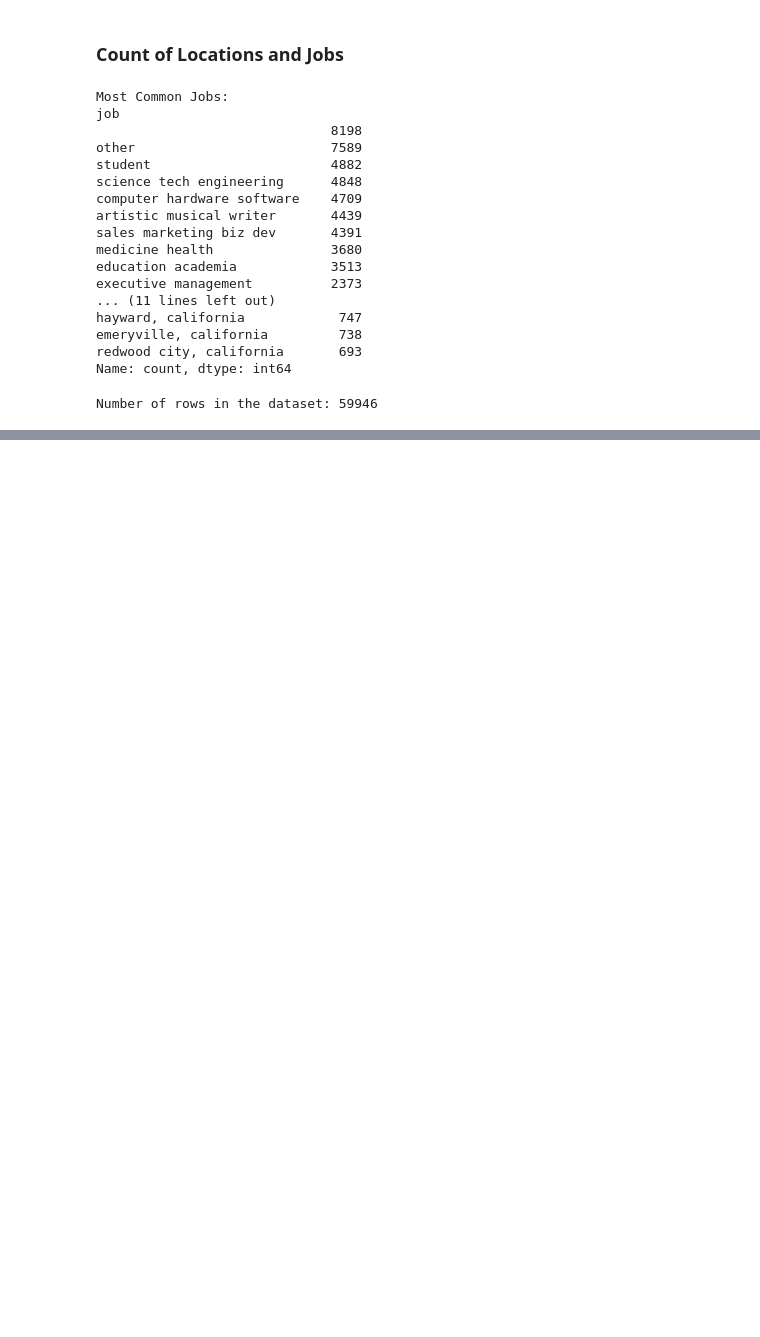
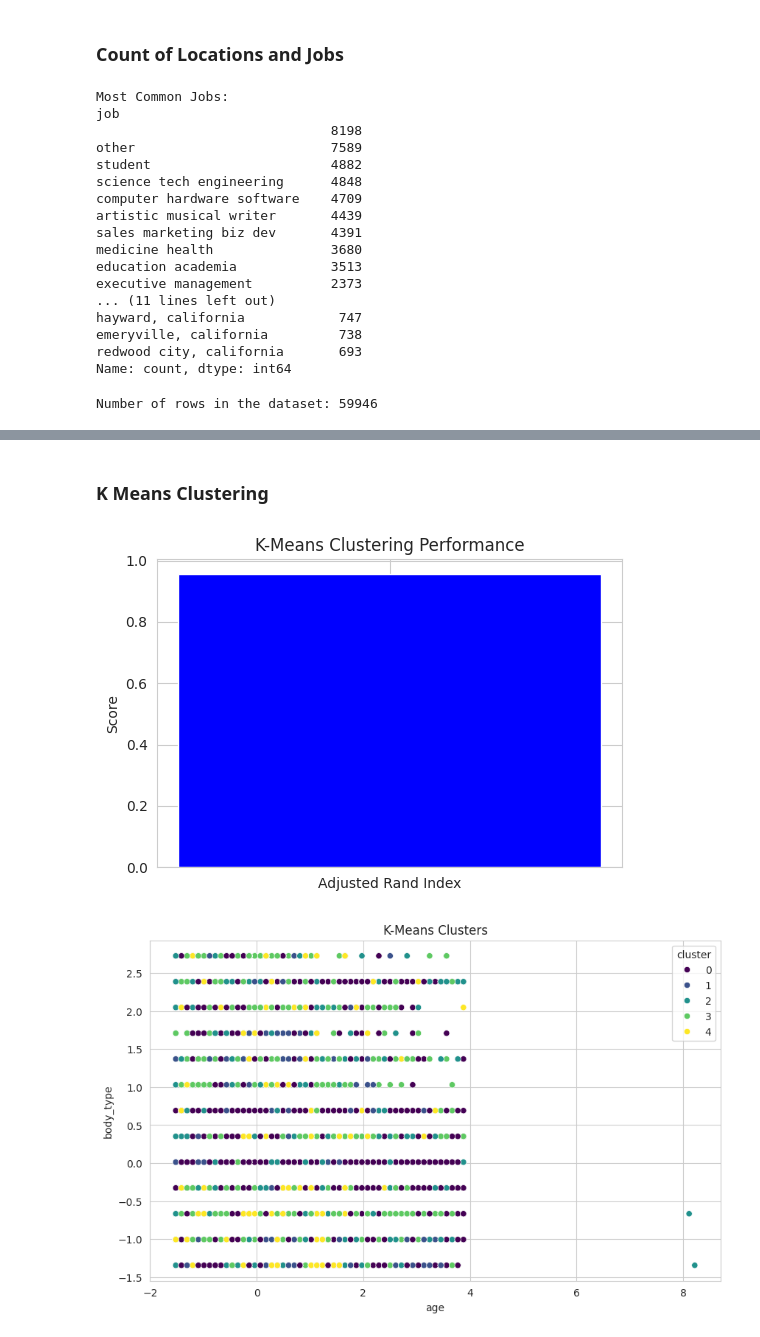
Before and after one commit to Aicoaching2025/Aicoaching2025, a Jupyter notebook: OK_Cupid.ipynb, the cells around one changed output, grey strips where cells are left out. Drawn from its saved outputs; the diff is of its cells as text; code cells hidden in the pictures; blank space fills up the shorter version.

```diff
--- a/OK_Cupid.ipynb
+++ b/OK_Cupid.ipynb
@@ -424,0 +718,44 @@ memory usage: 16.9+ MB
+# %% [markdown]
+### K Means Clustering
+# %%
+from sklearn.cluster import KMeans
+from sklearn.metrics import adjusted_rand_score # Import adjusted_rand_score
+
+# Define the number of clusters
+num_clusters = 5
+kmeans = KMeans(n_clusters=num_clusters, random_state=42)
+
+# Fit KMeans and assign clusters
+dataset_viz['cluster'] = kmeans.fit_predict(dataset_viz[numerical_cols])
+
+# Split data into training and testing sets
+X_train, X_test, y_train, y_test = train_test_split(dataset_viz[numerical_cols], dataset_viz['cluster'], test_size=0.2, random_state=42)
+
+# Train KMeans on training data
+kmeans = KMeans(n_clusters=num_clusters, random_state=42)
+kmeans.fit(X_train)
+y_pred = kmeans.predict(X_test)
+
+# ✅ Fix: Use Adjusted Rand Index instead of accuracy/precision/recall
+ari_score = adjusted_rand_score(y_test, y_pred)
+
+# Store results
+metrics = {'Adjusted Rand Index': ari_score}
+
+# Plot the metric
+plt.figure(figsize=(6, 4))
+plt.bar(metrics.keys(), metrics.values(), color='blue')
+plt.title("K-Means Clustering Performance")
+plt.ylabel("Score")
+plt.show()
+
+# Scatter plot of clusters
+plt.figure(figsize=(10, 6))
+sns.scatterplot(x=dataset_viz[numerical_cols[0]], y=dataset_viz[numerical_cols[1]], hue=dataset_viz['cluster'], palette='viridis')
+plt.title("K-Means Clusters")
+plt.xlabel(numerical_cols[0])
+plt.ylabel(numerical_cols[1])
+plt.show()
+# %% [output]
+[figure, added]
+[figure, added]
```
Also changed, not shown: parts of 23 cells of this notebook.
